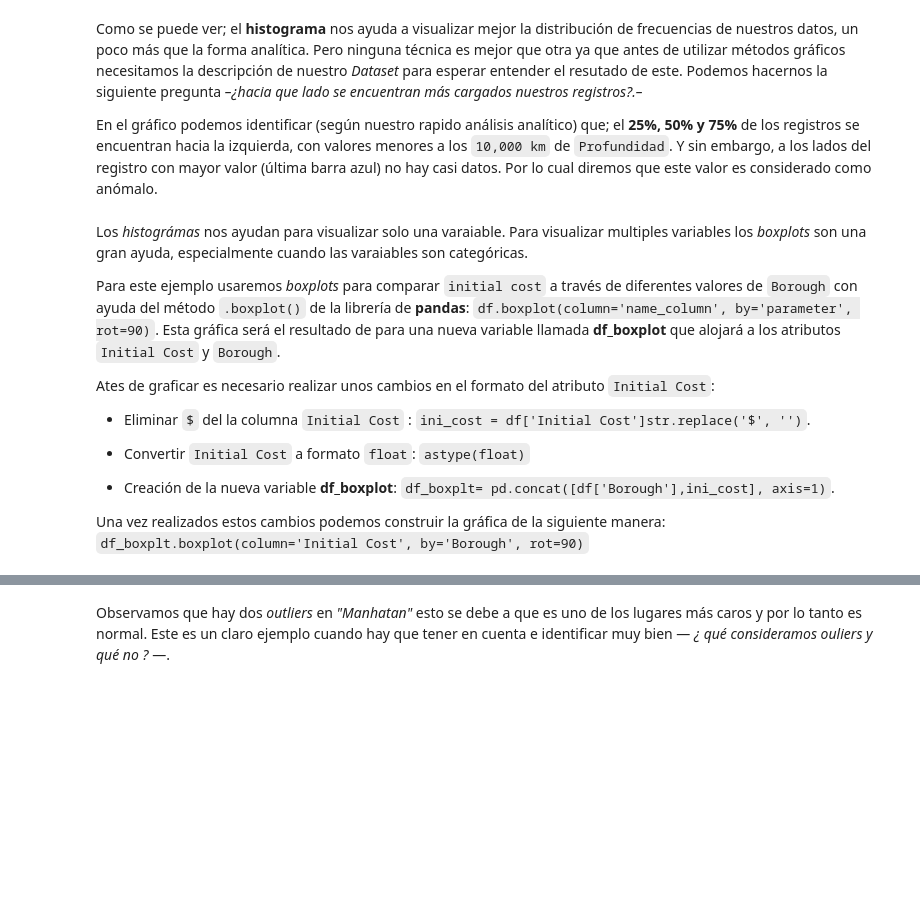
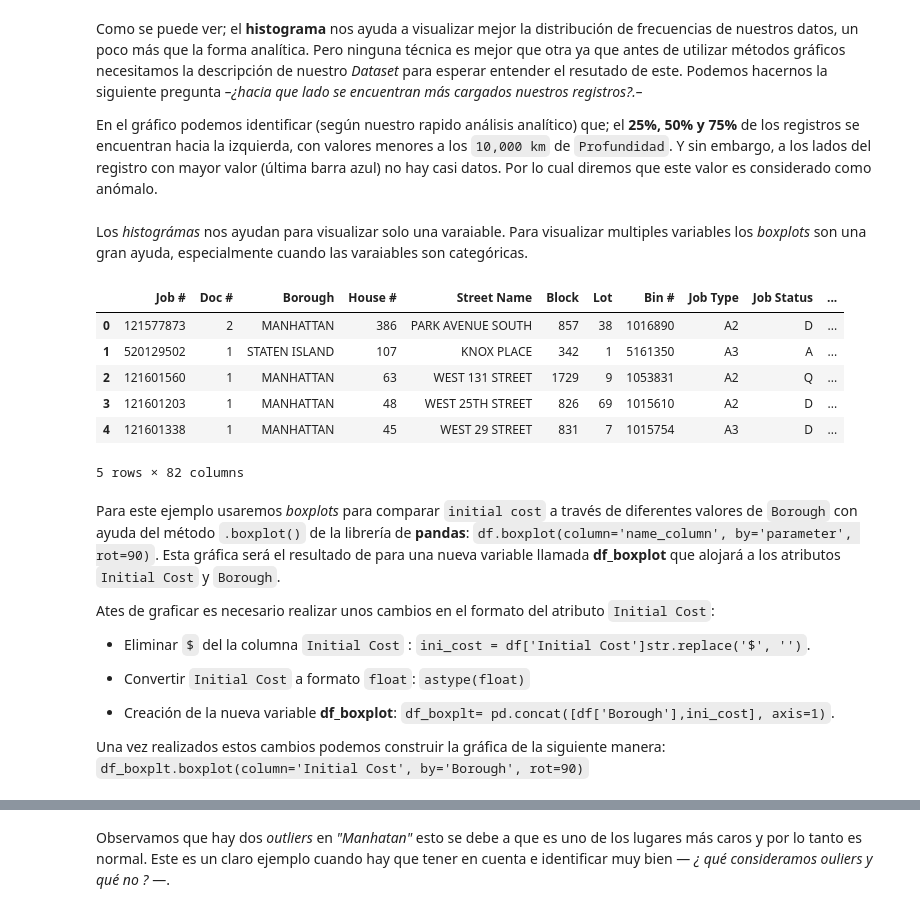
Before and after one commit to geozsig/geopy, a Jupyter notebook: cleaning_data_python/Cleaning_Data_Python.ipynb, the cells around one changed output, grey strips where cells are left out. Cells and saved outputs as stored; diff of their text form; code cells hidden in the pictures; blank space fills up the shorter version.

```diff
--- a/cleaning_data_python/Cleaning_Data_Python.ipynb
+++ b/cleaning_data_python/Cleaning_Data_Python.ipynb
@@ -142,9 +318,20 @@ plt.show()
 Como se puede ver; el **histograma**  nos ayuda a visualizar mejor la distribución de frecuencias de nuestros datos, un poco más que la forma analítica. Pero ninguna técnica es mejor que otra ya que antes de utilizar métodos gráficos necesitamos la descripción de nuestro _Dataset_ para esperar entender el resutado de este. Podemos hacernos la siguiente pregunta _–¿hacia que lado se encuentran más cargados nuestros registros?.–_
 
 En el gráfico podemos identificar (según nuestro rapido análisis analítico) que; el **25%, 50% y 75%** de los registros se encuentran hacia la izquierda, con valores menores a los `10,000 km` de `Profundidad`. Y sin embargo, a los lados del registro con mayor valor (última barra azul) no hay casi datos. Por lo cual diremos que este valor es considerado como anómalo.
+# %% [markdown]
+Los _histográmas_ nos ayudan para visualizar solo una varaiable. Para visualizar multiples variables los _boxplots_ son una gran ayuda, especialmente cuando las varaiables son categóricas.
+# %%
+df=pd.read_csv('dob_job_application_subset.csv')
+df.head()
+# %% [output]
+|  | Job # | Doc # | Borough | House # | Street Name | Block | Lot | Bin # | Job Type | Job Status | ... |
+| 0 | 121577873 | 2 | MANHATTAN | 386 | PARK AVENUE SOUTH | 857 | 38 | 1016890 | A2 | D | ... |
+| 1 | 520129502 | 1 | STATEN ISLAND | 107 | KNOX PLACE | 342 | 1 | 5161350 | A3 | A | ... |
+| 2 | 121601560 | 1 | MANHATTAN | 63 | WEST 131 STREET | 1729 | 9 | 1053831 | A2 | Q | ... |
+| 3 | 121601203 | 1 | MANHATTAN | 48 | WEST 25TH STREET | 826 | 69 | 1015610 | A2 | D | ... |
+| 4 | 121601338 | 1 | MANHATTAN | 45 | WEST 29 STREET | 831 | 7 | 1015754 | A3 | D | ... |
+5 rows × 82 columns
 # %% [markdown]
-Los _histográmas_ nos ayudan para visualizar solo una varaiable. Para visualizar multiples variables los _boxplots_ son una gran ayuda, especialmente cuando las varaiables son categóricas.
-
 Para este ejemplo usaremos _boxplots_ para comparar `initial cost` a través de diferentes valores de `Borough` con ayuda del método `.boxplot()` de la librería de **pandas**: `df.boxplot(column='name_column', by='parameter', rot=90)`. Esta gráfica será el resultado de para una nueva variable llamada **df_boxplot** que alojará a los atributos `Initial Cost` y `Borough`.
 
 Ates de graficar es necesario realizar unos cambios en el formato del atributo `Initial Cost`:
```
Also changed, not shown: parts of 66 cells of this notebook, 15 other files.
